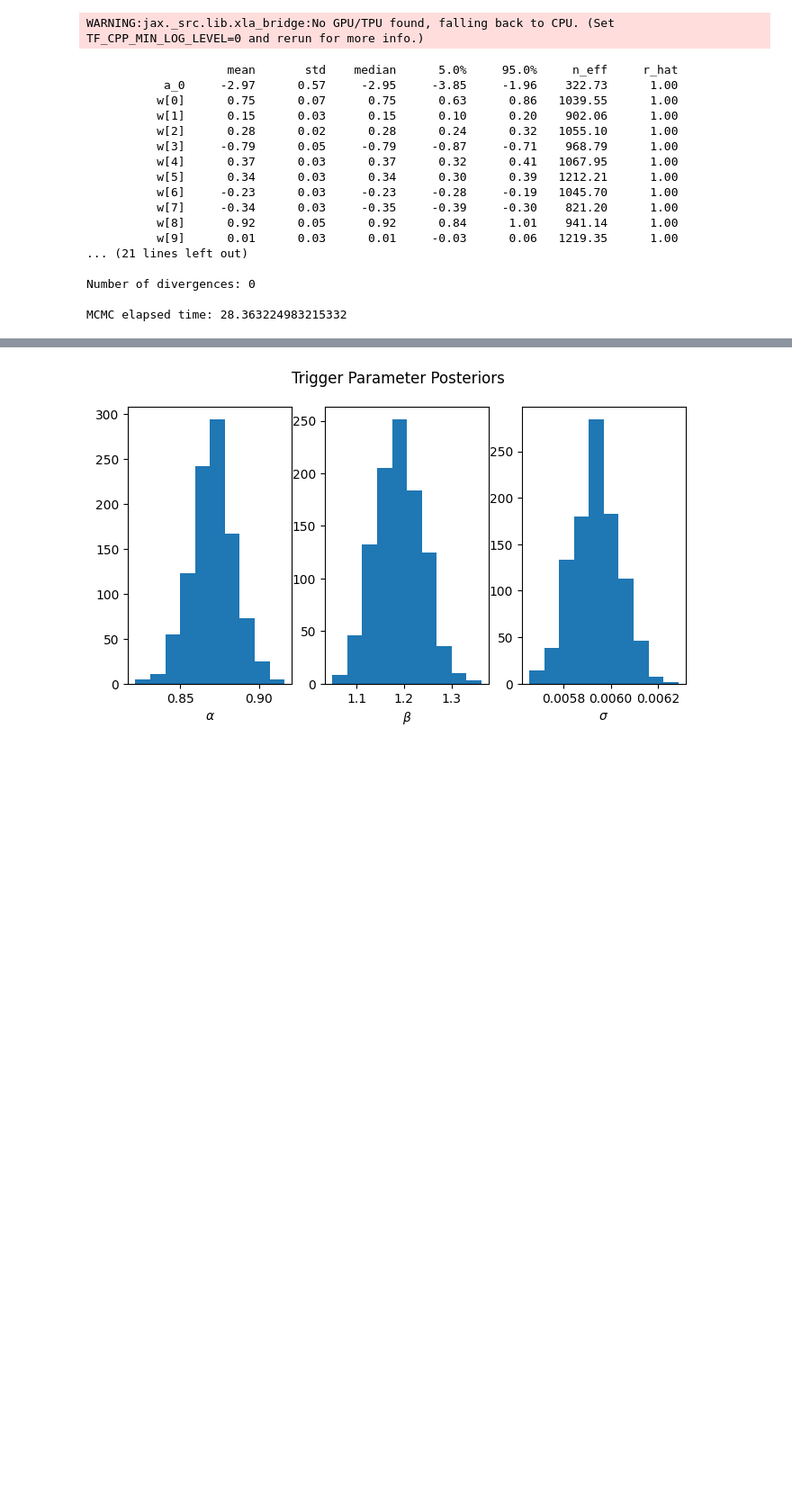
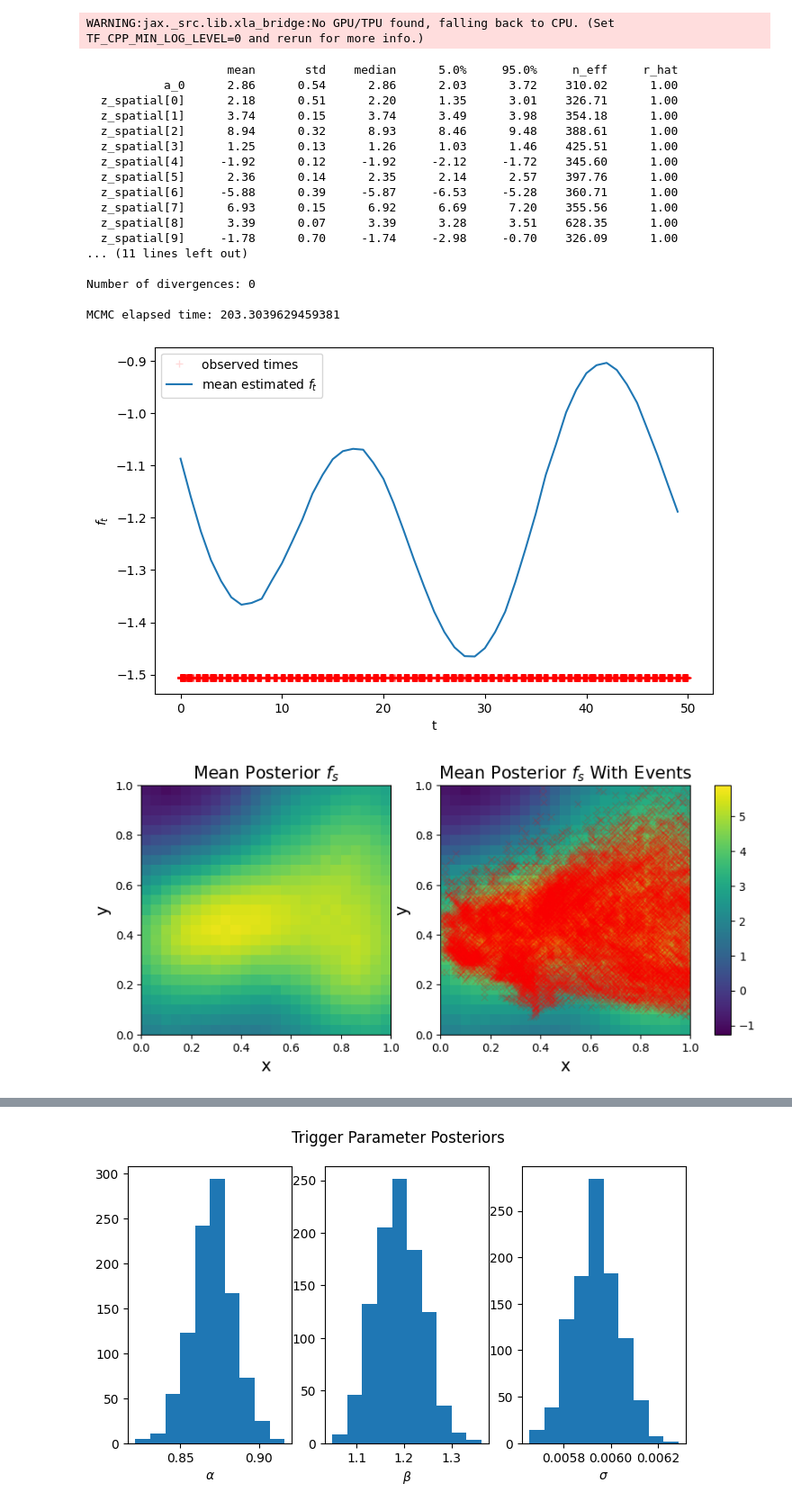
Before and after one commit to imanring/BSTPP, a Jupyter notebook: demo.ipynb, the cells around one changed output, grey strips where cells are left out. Shown at 90% size. Saved outputs shown, nothing was run; the diff lists cells and outputs as text; code cells hidden in the pictures; blank space fills up the shorter version.

```diff
--- a/demo.ipynb
+++ b/demo.ipynb
@@ -33,3 +34,10 @@ WARNING:jax._src.lib.xla_bridge:No GPU/TPU found, falling back to CPU. (Set TF_C
+# %%
+data = pd.read_csv('../Data/hur_spt.csv')
+A = np.array([[-100,-50],[5,55]])
+data = data[(data['X']>-100) & (data['X'] < -50) & (data['Y']>5) & (data['Y']<55)]
+#A = np.array([[data['X'].min(),data['X'].max()],[data['Y'].min(),data['Y'].max()]])
+model_name = 'lgcp'
+model = Point_Process_Model(data,A,model=model_name,a_0=dist.Normal(0,5))
 # %%
 import pickle
 pre_run = False
@@ -42,19 +50,29 @@ else:
     model.run_mcmc()
 # %% [output]
                     mean       std    median      5.0%     95.0%     n_eff     r_hat
-           a_0     -2.97      0.57     -2.95     -3.85     -1.96    322.73      1.00
-          w[0]      0.75      0.07      0.75      0.63      0.86   1039.55      1.00
-          w[1]      0.15      0.03      0.15      0.10      0.20    902.06      1.00
-          w[2]      0.28      0.02      0.28      0.24      0.32   1055.10      1.00
-          w[3]     -0.79      0.05     -0.79     -0.87     -0.71    968.79      1.00
-          w[4]      0.37      0.03      0.37      0.32      0.41   1067.95      1.00
-          w[5]      0.34      0.03      0.34      0.30      0.39   1212.21      1.00
-          w[6]     -0.23      0.03     -0.23     -0.28     -0.19   1045.70      1.00
-          w[7]     -0.34      0.03     -0.35     -0.39     -0.30    821.20      1.00
-          w[8]      0.92      0.05      0.92      0.84      1.01    941.14      1.00
-          w[9]      0.01      0.03      0.01     -0.03      0.06   1219.35      1.00
-... (21 lines left out)
+           a_0      2.86      0.54      2.86      2.03      3.72    310.02      1.00
+  z_spatial[0]      2.18      0.51      2.20      1.35      3.01    326.71      1.00
+  z_spatial[1]      3.74      0.15      3.74      3.49      3.98    354.18      1.00
+  z_spatial[2]      8.94      0.32      8.93      8.46      9.48    388.61      1.00
+  z_spatial[3]      1.25      0.13      1.26      1.03      1.46    425.51      1.00
+  z_spatial[4]     -1.92      0.12     -1.92     -2.12     -1.72    345.60      1.00
+  z_spatial[5]      2.36      0.14      2.35      2.14      2.57    397.76      1.00
+  z_spatial[6]     -5.88      0.39     -5.87     -6.53     -5.28    360.71      1.00
+  z_spatial[7]      6.93      0.15      6.92      6.69      7.20    355.56      1.00
+  z_spatial[8]      3.39      0.07      3.39      3.28      3.51    628.35      1.00
+  z_spatial[9]     -1.78      0.70     -1.74     -2.98     -0.70    326.09      1.00
+... (11 lines left out)
 
 Number of divergences: 0
 
-MCMC elapsed time: 28.363224983215332
+MCMC elapsed time: 203.3039629459381
+# %%
+model.plot_temporal_background()
+model.plot_spatial_background()
+import matplotlib.pyplot as plt
+plt.hist(model.mcmc_samples['a_0'])
+plt.xlabel("$a_0$")
+plt.show()
+# %% [output]
+[figure, added]
+[figure, added]
```
Also changed, not shown: parts of 5 cells of this notebook, 4 other files.
